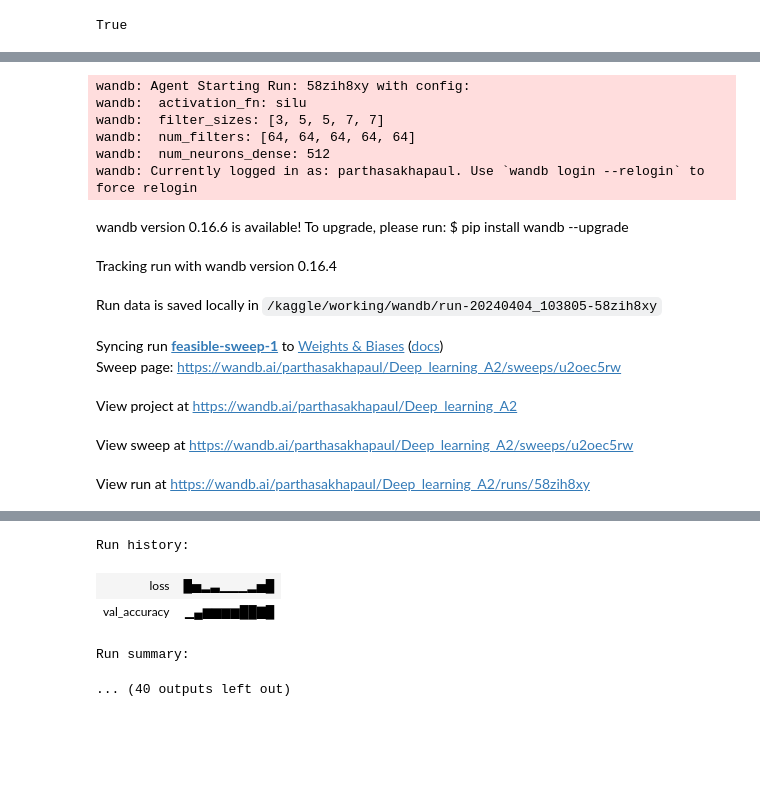
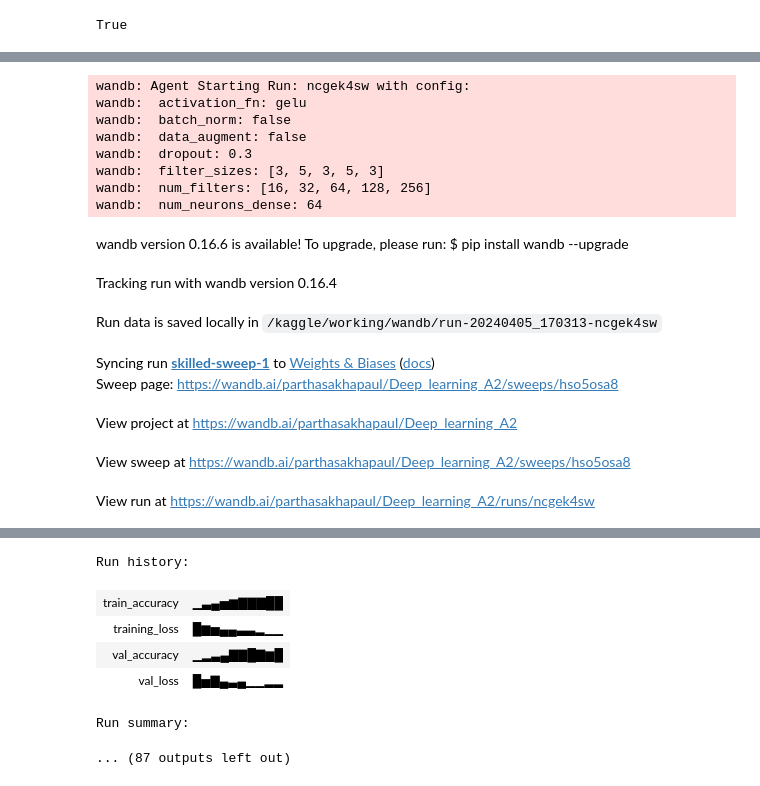
Before and after one commit to PARTHASAKHAPAUL/CS6910_A2, a Jupyter notebook: CS6910_assignment2.ipynb, the cells around one changed output, grey strips where cells are left out. Cells and saved outputs as stored; diff of their text form; code cells hidden in the pictures; blank space fills up the shorter version.

```diff
--- a/CS6910_assignment2.ipynb
+++ b/CS6910_assignment2.ipynb
@@ -281,30 +383,38 @@ Sweep URL: https://wandb.ai/parthasakhapaul/Deep_learning_A2/sweeps/u2oec5rw
 def main():
     # Initialize a new wandb run
     with wandb.init() as run:
-        run_name = "-ac-"+wandb.config.activation_fn+"-filters-"+str(wandb.config.num_filters)+"-filt_size-"+str(wandb.config.filter_sizes)+"-num_neurons_dense-"+str(wandb.config.num_neurons_dense)
+        run_name = "-ac-"+wandb.config.activation_fn+"-filters-"+str(wandb.config.num_filters)+"-filt_size-"+str(wandb.config.filter_sizes)+"-dropout-"+str(wandb.config.dropout)+"-batch_norm-"+wandb.config.batch_norm+"-data_aug-"+wandb.config.data_augment+"-num_neurons_dense-"+str(wandb.config.num_neurons_dense)
         wandb.run.name=run_name
+        # Model object creation
+        model = my_CNN(num_classes = 10,
+                  num_filters = wandb.config.num_filters,
+                  filter_sizes = wandb.config.filter_sizes,
+                  activation_fn = wandb.config.activation_fn,
+                  num_neurons_dense = wandb.config.num_neurons_dense,
+                  dropout_rate = wandb.config.dropout,
+                  use_batchnorm = wandb.config.batch_norm)
+
+        data_augment = wandb.config.data_augment
+        train_loader, validation_loader = prepare_data_loaders(data_augment)
         # Model training
-        model = my_CNN(num_classes=10,
-                  num_filters=wandb.config.num_filters,
-                  filter_sizes=wandb.config.filter_sizes,
-                  activation_fn=wandb.config.activation_fn,
-                  num_neurons_dense=wandb.config.num_neurons_dense)
         model.train_and_evaluate(train_loader, validation_loader, n_epochs=10, lr=0.001)
 
-wandb.agent(sweep_id, function=main, count=5)  # to run 5 experiments
+wandb.agent(sweep_id, function=main, count=10)  # to run 5 experiments
 wandb.finish()
 # %% [output]
-wandb: Agent Starting Run: 58zih8xy with config:
-wandb:  activation_fn: silu
-wandb:  filter_sizes: [3, 5, 5, 7, 7]
-wandb:  num_filters: [64, 64, 64, 64, 64]
-wandb:  num_neurons_dense: 512
-wandb: Currently logged in as: parthasakhapaul. Use `wandb login --relogin` to force relogin
+wandb: Agent Starting Run: ncgek4sw with config:
+wandb:  activation_fn: gelu
+wandb:  batch_norm: false
+wandb:  data_augment: false
+wandb:  dropout: 0.3
+wandb:  filter_sizes: [3, 5, 3, 5, 3]
+wandb:  num_filters: [16, 32, 64, 128, 256]
+wandb:  num_neurons_dense: 64
 wandb version 0.16.6 is available! To upgrade, please run: $ pip install wandb --upgrade
 Tracking run with wandb version 0.16.4
-Run data is saved locally in /kaggle/working/wandb/run-20240404_103805-58zih8xy
+Run data is saved locally in /kaggle/working/wandb/run-20240405_170313-ncgek4sw
-Syncing run feasible-sweep-1 to Weights & Biases (docs)
-Sweep page: https://wandb.ai/parthasakhapaul/Deep_learning_A2/sweeps/u2oec5rw
+Syncing run skilled-sweep-1 to Weights & Biases (docs)
+Sweep page: https://wandb.ai/parthasakhapaul/Deep_learning_A2/sweeps/hso5osa8
 View project at https://wandb.ai/parthasakhapaul/Deep_learning_A2
-View sweep at https://wandb.ai/parthasakhapaul/Deep_learning_A2/sweeps/u2oec5rw
+View sweep at https://wandb.ai/parthasakhapaul/Deep_learning_A2/sweeps/hso5osa8
-View run at https://wandb.ai/parthasakhapaul/Deep_learning_A2/runs/58zih8xy
+View run at https://wandb.ai/parthasakhapaul/Deep_learning_A2/runs/ncgek4sw
@@ -321,5 +441,7 @@ Epoch 10, Training Loss: 1.2559, Validation Loss: 2.2173, Validation Accuracy: 0
 Run history:
-| loss | █▅▂▃▁▁▁▂▅█ |
-| val_accuracy | ▁▄▆▆▆▆██▇█ |
+| train_accuracy | ▁▃▄▅▆▇▇▇██ |
+| training_loss | █▆▅▄▄▃▃▂▁▁ |
+| val_accuracy | ▁▂▃▄▇▇█▇▆█ |
+| val_loss | █▅▇▄▃▄▁▁▂▂ |
 Run summary:
-... (40 outputs left out)
+... (87 outputs left out)
```
Also changed, not shown: parts of 7 cells of this notebook.
